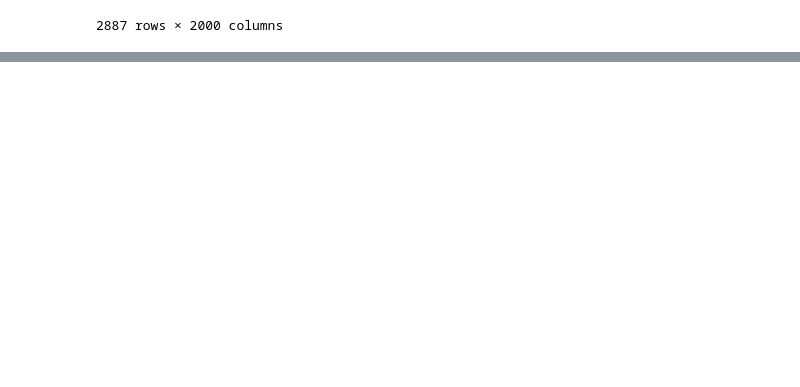
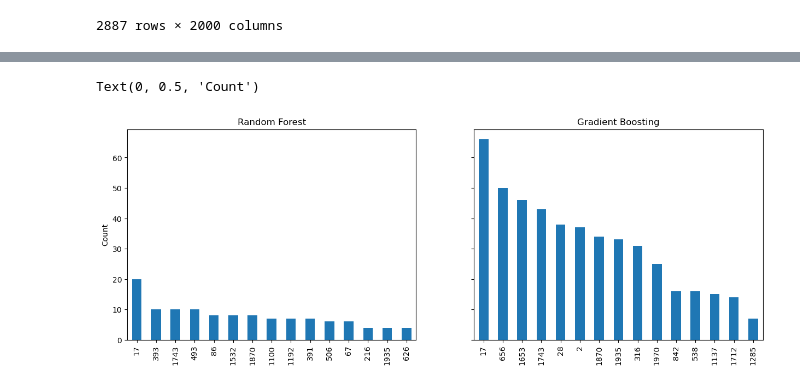
Before and after one commit to rikardradovac/Statistical-learning-for-big-data, a Jupyter notebook: AS2/project2_part1.ipynb, the cells around one changed output, grey strips where cells are left out. Drawn from its saved outputs; the diff is of its cells as text; code cells hidden in the pictures; blank space fills up the shorter version.

```diff
--- a/AS2/project2_part1.ipynb
+++ b/AS2/project2_part1.ipynb
@@ -163,0 +210,45 @@ array([0.99415205, 0.97959184, 0.99588477, 0.99180328, 0.97674419,
+# %%
+# count the number of times the top 15 features appear in each tree
+from collections import defaultdict
+
+
+fig, (ax1, ax2) = plt.subplots(1, 2, figsize=(15, 5), sharey=True)
+
+top_15 = forest_importances.index[:15]
+
+feature_counts = defaultdict(int)
+for tree in random_forest.estimators_:
+    top_15_tree = tree.feature_importances_.argsort()[::-1][:15]
+    for feature in top_15_tree:
+        if feature in top_15:
+            feature_counts[feature] += 1
+
+
+
+feature_counts = pd.Series(feature_counts).sort_values(ascending=False)
+
+feature_counts.plot(kind='bar', ax=ax1)
+
+ax1.set_title("Random Forest")
+ax1.set_ylabel("Count")
+
+
+
+top_15 = boost_importances.index[:15]
+
+feature_counts = defaultdict(int)
+for tree_group in gradient_boosting.estimators_:
+    for tree in tree_group:
+        top_15_tree = tree.feature_importances_.argsort()[::-1][:15]
+        for feature in top_15_tree:
+            if feature in top_15:
+                feature_counts[feature] += 1
+
+feature_counts = pd.Series(feature_counts).sort_values(ascending=False)
+
+feature_counts.plot(kind='bar', ax=ax2)
+ax2.set_title("Gradient Boosting")
+ax2.set_ylabel("Count")
+# %% [output]
+Text(0, 0.5, 'Count')
+[figure, added]
```
Also changed, not shown: parts of 12 cells of this notebook, 2 other files.
